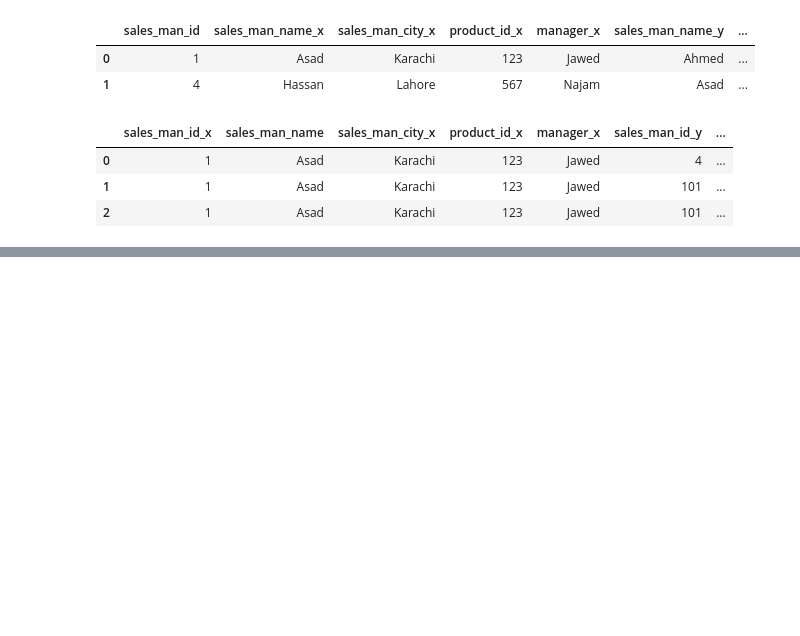
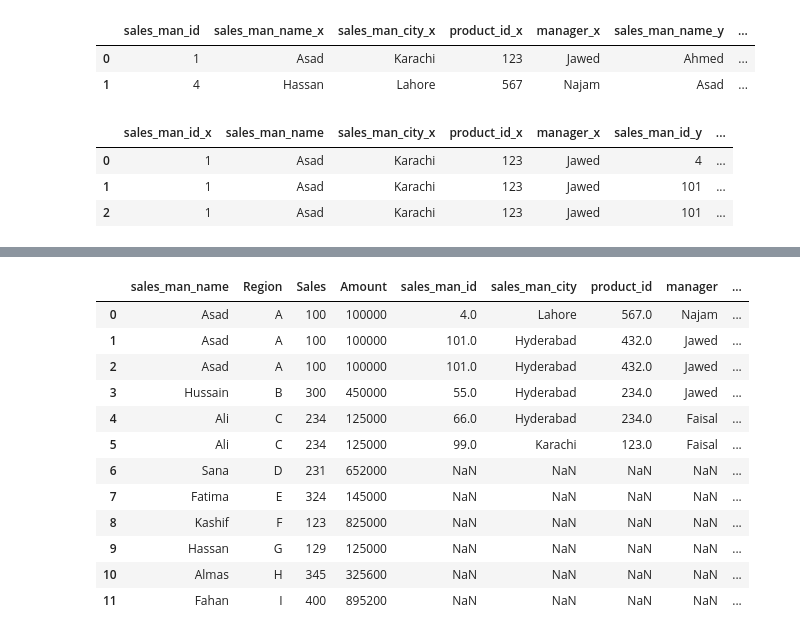
Before and after one commit to Humza134/Pandas, a Jupyter notebook: pandas/Pandas_class_8.ipynb, the cells around one changed output, grey strips where cells are left out. Saved outputs shown, nothing was run; the diff lists cells and outputs as text; code cells hidden in the pictures; blank space fills up the shorter version.

```diff
--- a/pandas/Pandas_class_8.ipynb
+++ b/pandas/Pandas_class_8.ipynb
@@ -142,0 +174,16 @@ pd.merge(data0,data1, how = "inner", on= "sales_man_name")
+# %%
+pd.merge(data2, data1, how='left')
+# %% [output]
+|  | sales_man_name | Region | Sales | Amount | sales_man_id | sales_man_city | product_id | manager | ... |
+| 0 | Asad | A | 100 | 100000 | 4.0 | Lahore | 567.0 | Najam | ... |
+| 1 | Asad | A | 100 | 100000 | 101.0 | Hyderabad | 432.0 | Jawed | ... |
+| 2 | Asad | A | 100 | 100000 | 101.0 | Hyderabad | 432.0 | Jawed | ... |
+| 3 | Hussain | B | 300 | 450000 | 55.0 | Hyderabad | 234.0 | Jawed | ... |
+| 4 | Ali | C | 234 | 125000 | 66.0 | Hyderabad | 234.0 | Faisal | ... |
+| 5 | Ali | C | 234 | 125000 | 99.0 | Karachi | 123.0 | Faisal | ... |
+| 6 | Sana | D | 231 | 652000 | NaN | NaN | NaN | NaN | ... |
+| 7 | Fatima | E | 324 | 145000 | NaN | NaN | NaN | NaN | ... |
+| 8 | Kashif | F | 123 | 825000 | NaN | NaN | NaN | NaN | ... |
+| 9 | Hassan | G | 129 | 125000 | NaN | NaN | NaN | NaN | ... |
+| 10 | Almas | H | 345 | 325600 | NaN | NaN | NaN | NaN | ... |
+| 11 | Fahan | I | 400 | 895200 | NaN | NaN | NaN | NaN | ... |
```
Also changed, not shown: parts of 16 cells of this notebook.
